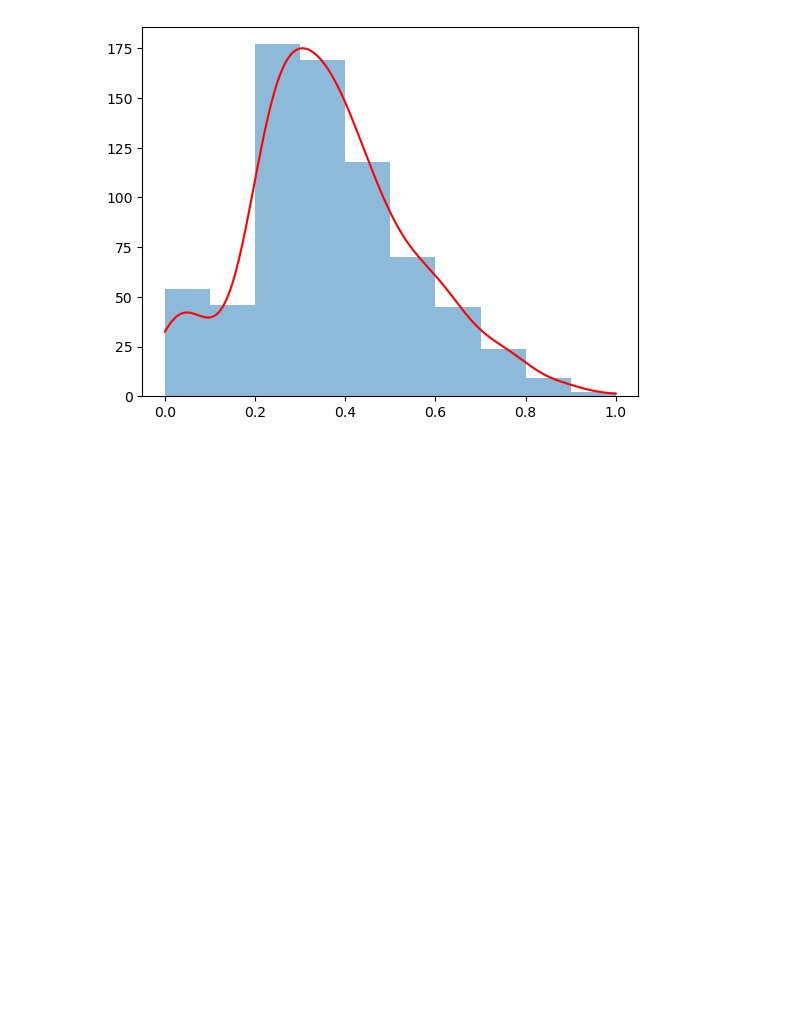
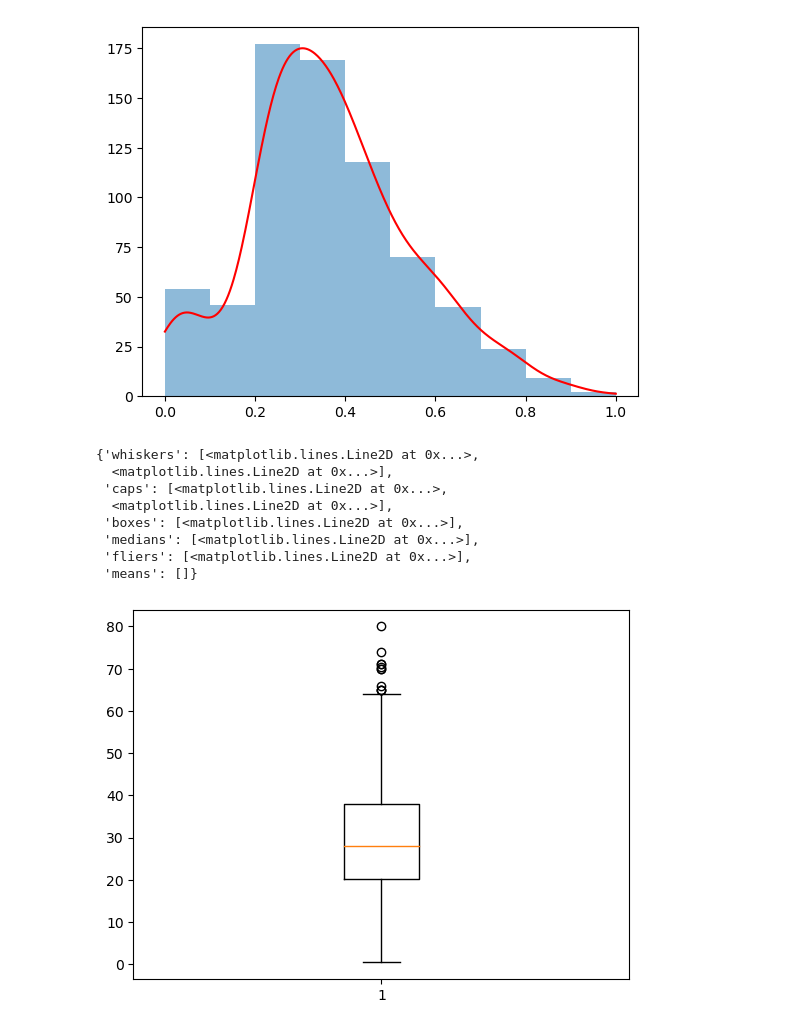
Before and after one commit to SpandanBasack/MachineLearning, a Jupyter notebook: EDA/EDA_Univariate.ipynb, the cells around one changed output. Drawn from its saved outputs; the diff is of its cells as text; code cells hidden in the pictures; blank space fills up the shorter version.

```diff
--- a/EDA/EDA_Univariate.ipynb
+++ b/EDA/EDA_Univariate.ipynb
@@ -54,3 +54,16 @@ ax.plot(x_range, kde_values*71.5746421268, color='red')
 # %% [output]
 [<matplotlib.lines.Line2D at 0x...>]
 [figure]
+# %%
+fig, ax = plt.subplots()
+ax.boxplot(df["Age"].dropna())
+# %% [output]
+{'whiskers': [<matplotlib.lines.Line2D at 0x...>,
+  <matplotlib.lines.Line2D at 0x...>],
+ 'caps': [<matplotlib.lines.Line2D at 0x...>,
+  <matplotlib.lines.Line2D at 0x...>],
+ 'boxes': [<matplotlib.lines.Line2D at 0x...>],
+ 'medians': [<matplotlib.lines.Line2D at 0x...>],
+ 'fliers': [<matplotlib.lines.Line2D at 0x...>],
+ 'means': []}
+[figure, added]
```
Also changed, not shown: parts of 4 cells of this notebook, 2 other files.
